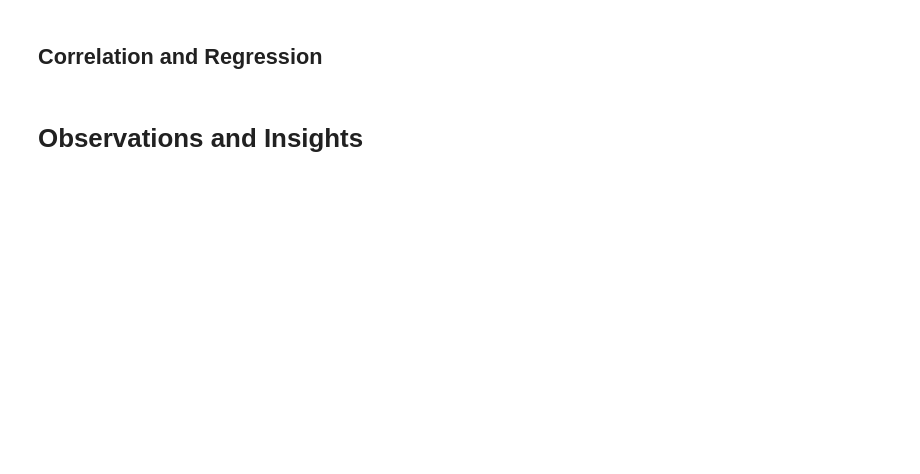
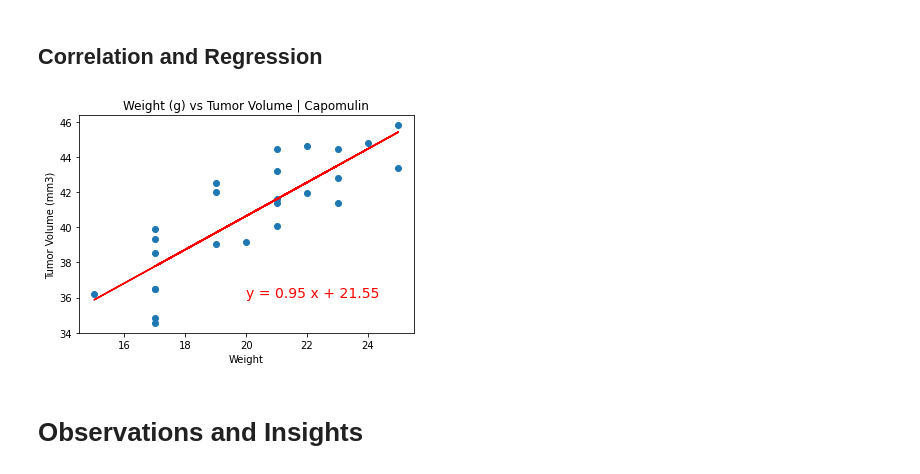
Before and after one commit to timsamson/MatPlotLib_Challange, a Jupyter notebook: pymaceuticals.ipynb, the cells around one changed output. Saved outputs shown, nothing was run; the diff lists cells and outputs as text; code cells hidden in the pictures; blank space fills up the shorter version.

```diff
--- a/pymaceuticals.ipynb
+++ b/pymaceuticals.ipynb
@@ -325,2 +342,19 @@ plt.show()
+# %%
+# Calculate the correlation coefficient and linear regression model
+# for mouse weight and average tumor volume for the Capomulin regimen
+
+(slope, intercept,rvalue, pvalue, stderr)= linregress(cap_avg["Weight (g)"],cap_avg["Tumor Volume (mm3)"])
+regress_values=cap_avg["Weight (g)"]* slope + intercept
+line_eq= f"y = {round(slope, 2)} x + {round(intercept, 2)}"
+
+plt.scatter(cap_avg["Weight (g)"],cap_avg["Tumor Volume (mm3)"] )
+plt.plot(cap_avg["Weight (g)"], regress_values, color='red')
+plt.annotate(line_eq,(20,36), color='red', fontsize=14)
+plt.xlabel("Weight")
+plt.ylabel("Tumor Volume (mm3)")
+plt.title("Weight (g) vs Tumor Volume | Capomulin")
+plt.show()
+# %% [output]
+[figure, added]
 # %% [markdown]
 # Observations and Insights
```
Also changed, not shown: parts of 5 cells of this notebook.
